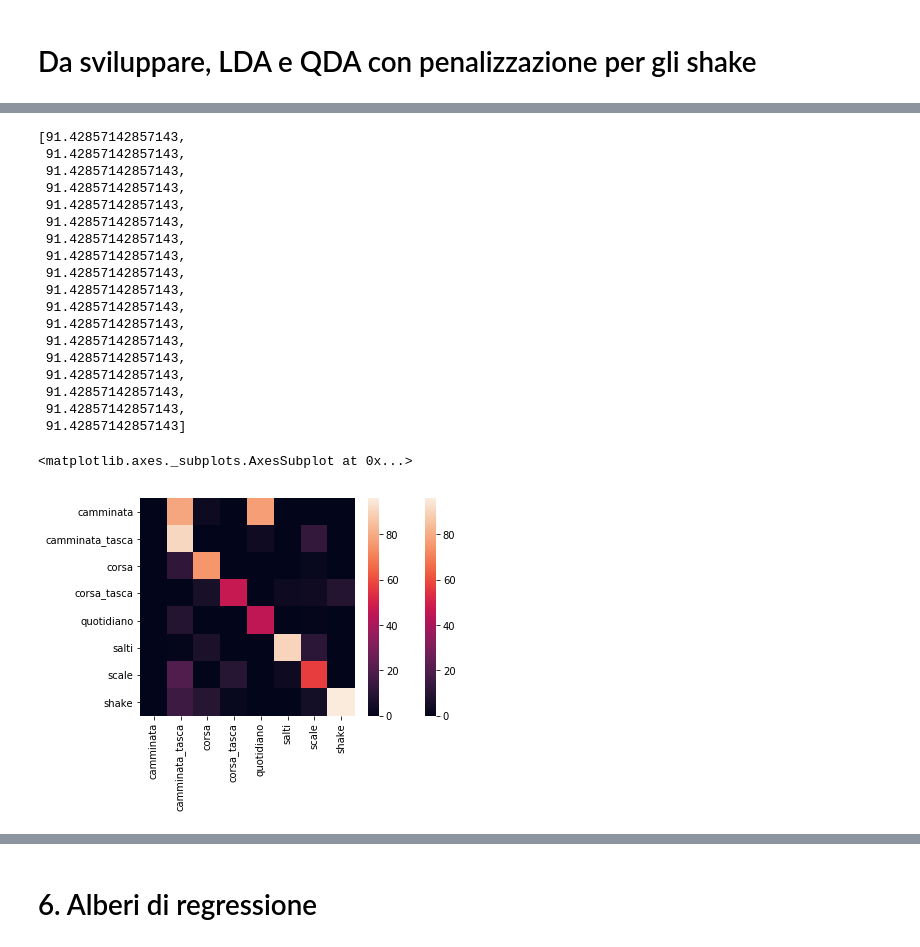
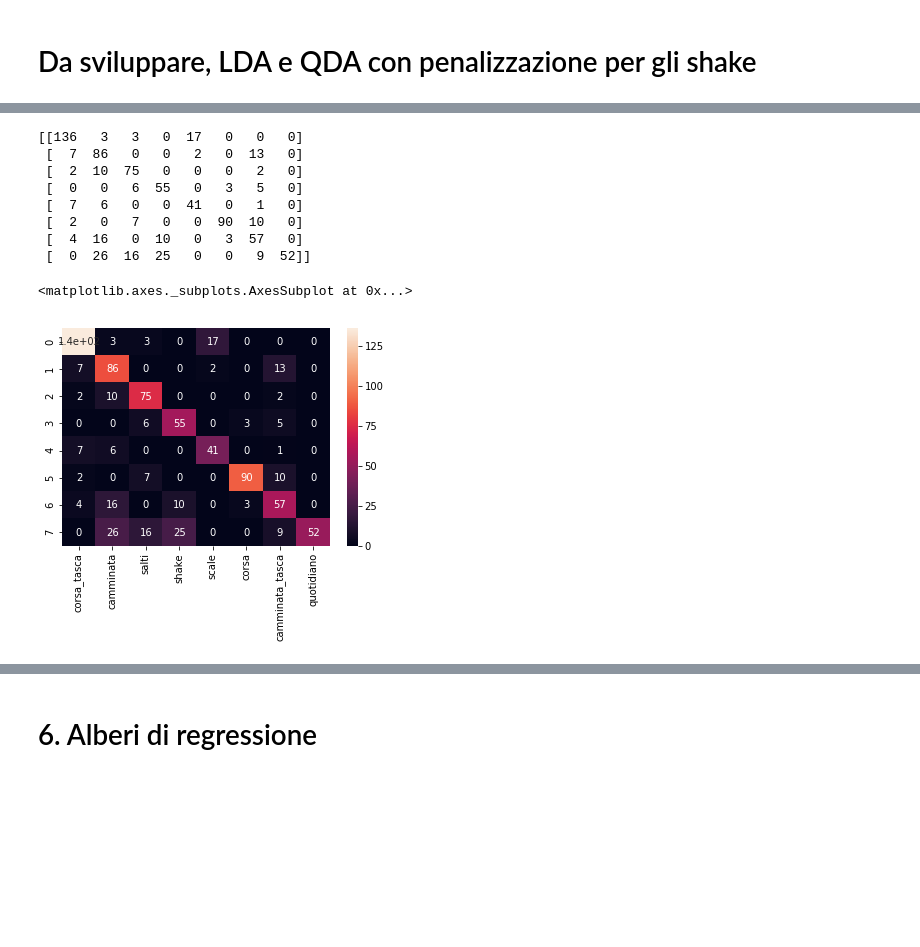
Before and after one commit to DedZago/msbd, a Jupyter notebook: Completo.ipynb, the cells around one changed output, grey strips where cells are left out. Drawn from its saved outputs; the diff is of its cells as text; code cells hidden in the pictures; blank space fills up the shorter version.

```diff
--- a/Completo.ipynb
+++ b/Completo.ipynb
@@ -217,3 +190,19 @@ y_pred_lda = lda.predict(X_val)
 lista_acc_lda = [100*accuracy_score(y_val, y_pred_lda),]
 lista_veri_positivi_lda= [100*(confusion_matrix(y_val, y_pred_lda)[-1,-1]/confusion_matrix(y_val, y_pred_lda)[:,-1].sum()),]
 lista_numero_sbagliati_lda= [confusion_matrix(y_val, y_pred_lda)[:-1,-1].sum(),]
+
+for i in np.arange(1.1,8,0.1):
+    weights = np.array(y_train.value_counts()/y_train.value_counts().sum())
+    weights[-1] /= i
+    weights = weights/weights.sum()
+    weights2 =y_train.value_counts()/y_train.value_counts().sum()
+    weights2["shake"] /= i
+    weights2 = weights2/weights2.sum()
+    if (np.allclose(weights,weights2)):
+        print(i)
+    lda = LinearDiscriminantAnalysis(priors=weights)
+    X_lda=lda.fit(X_train, y_train)
+    y_pred_lda = lda.predict(X_val)
+    lista_acc_lda.append(100*accuracy_score(y_val, y_pred_lda))
+    lista_veri_positivi_lda.append(100*(confusion_matrix(y_val, y_pred_lda)[-1,-1]/confusion_matrix(y_val, y_pred_lda)[:,-1].sum()))
+    lista_numero_sbagliati_lda.append(confusion_matrix(y_val, y_pred_lda)[:-1,-1].sum())
@@ -222,49 +209,15 @@ weights = y_train.value_counts()/y_train.value_counts().sum()
-# %%
-lista_acc_lda = []
-lista_veri_positivi_lda = []
-lista_numero_sbagliati_lda = []
-for i in np.arange(1,10,0.5):
-    weights = y_train.value_counts()/y_train.value_counts().sum()
-    weights["shake"] /= i
-    weights = weights/weights.sum()
-    lda = LinearDiscriminantAnalysis(priors=weights)
-    X_lda=lda.fit(X_train, y_train)
-    y_pred_lda = lda.predict(X_val)
-    lista_acc_lda.append(100*accuracy_score(y_val, y_pred_lda))
-    confMatrix = confusion_matrix(y_val, y_pred_lda, labels=lab)
-    lista_veri_positivi_lda.append(100*(confMatrix[-1,-1]/confMatrix[:,-1].sum()))
-    lista_numero_sbagliati_lda.append(confMatrix[:-1,-1].sum())
-    #print(i)
-    #print("Accuratezza LDA: {:.2f}%".format(acc_lda))
-    #print("Tasso veri positivi LDA: {:.2f}%".format(veri_positivi))
-    #print("Numero shake sbagliati LDA: {:.2f}".format(numero_sbagliati))
-    #print("_______________")
-# %%
-lista_veri_positivi_lda
-# %% [output]
-[91.42857142857143,
- 91.42857142857143,
- 91.42857142857143,
- 91.42857142857143,
- 91.42857142857143,
- 91.42857142857143,
- 91.42857142857143,
- 91.42857142857143,
- 91.42857142857143,
- 91.42857142857143,
- 91.42857142857143,
- 91.42857142857143,
- 91.42857142857143,
- 91.42857142857143,
- 91.42857142857143,
- 91.42857142857143,
- 91.42857142857143,
- 91.42857142857143]
 # %%
-lab = y.unique()
-lab.sort()
-sns.heatmap(confusion_matrix(y_val, y_pred_lda), yticklabels=y.unique(), xticklabels=y.unique())
-sns.heatmap(confusion_matrix(y_val, y_pred_lda), yticklabels=lab, xticklabels=lab)
+print(confusion_matrix(y_val, y_pred_lda))
+lab = y_val.unique()
+sns.heatmap(confusion_matrix(y_val, y_pred_lda), xticklabels=y_val.unique(), annot=True)
 # %% [output]
-<matplotlib.axes._subplots.AxesSubplot at 0x...>
+[[136   3   3   0  17   0   0   0]
+ [  7  86   0   0   2   0  13   0]
+ [  2  10  75   0   0   0   2   0]
+ [  0   0   6  55   0   3   5   0]
+ [  7   6   0   0  41   0   1   0]
+ [  2   0   7   0   0  90  10   0]
+ [  4  16   0  10   0   3  57   0]
+ [  0  26  16  25   0   0   9  52]]
+<matplotlib.axes._subplots.AxesSubplot at 0x...>
-[figure, old version]
+[figure, new version]
```
Also changed, not shown: parts of 18 cells of this notebook, 13 other files.
